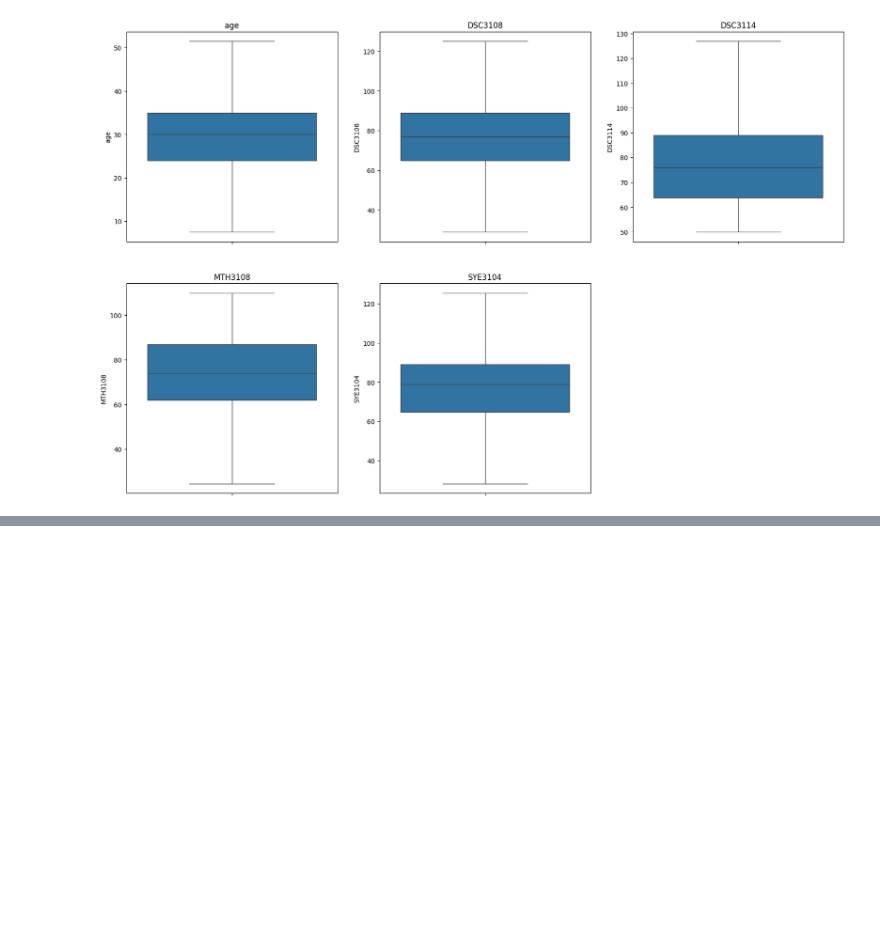
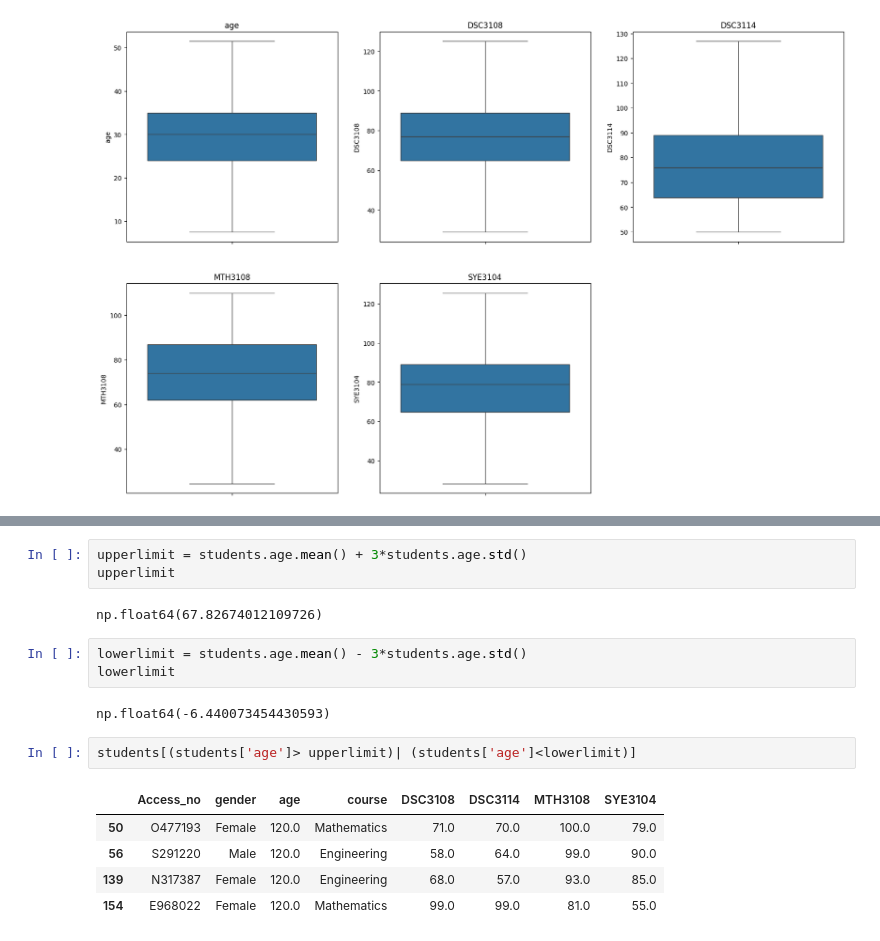
Before and after one commit to lynn-sketch/DATA-MINING-AND-WRANGLING, a Jupyter notebook: monday.ipynb, the cells around one changed output, grey strips where cells are left out. Saved outputs shown, nothing was run; the diff lists cells and outputs as text; blank space fills up the shorter version.

```diff
--- a/monday.ipynb
+++ b/monday.ipynb
@@ -181,0 +186,18 @@ visual2(num_data)
+# %%
+upperlimit = students.age.mean() + 3*students.age.std()
+upperlimit
+# %% [output]
+np.float64(67.82674012109726)
+# %%
+lowerlimit = students.age.mean() - 3*students.age.std()
+lowerlimit
+# %% [output]
+np.float64(-6.440073454430593)
+# %%
+students[(students['age']> upperlimit)| (students['age']<lowerlimit)]
+# %% [output]
+|  | Access_no | gender | age | course | DSC3108 | DSC3114 | MTH3108 | SYE3104 |
+| 50 | O477193 | Female | 120.0 | Mathematics | 71.0 | 70.0 | 100.0 | 79.0 |
+| 56 | S291220 | Male | 120.0 | Engineering | 58.0 | 64.0 | 99.0 | 90.0 |
+| 139 | N317387 | Female | 120.0 | Engineering | 68.0 | 57.0 | 93.0 | 85.0 |
+| 154 | E968022 | Female | 120.0 | Mathematics | 99.0 | 99.0 | 81.0 | 55.0 |
```
Also changed, not shown: parts of 8 cells of this notebook.
